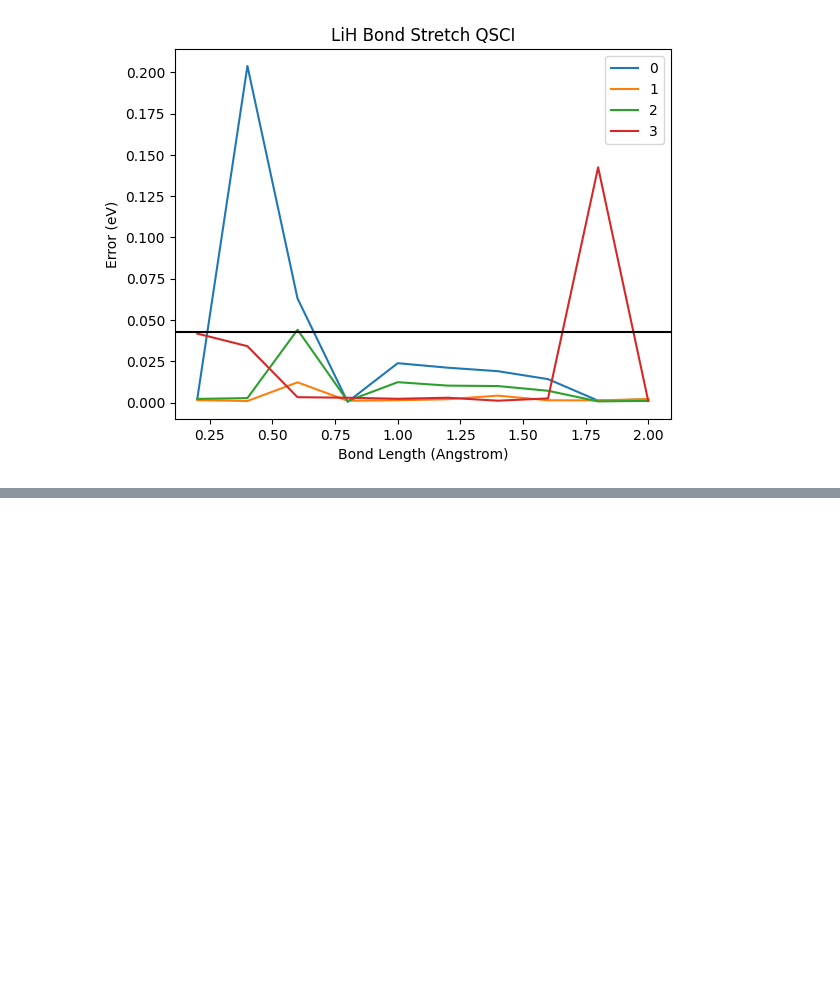
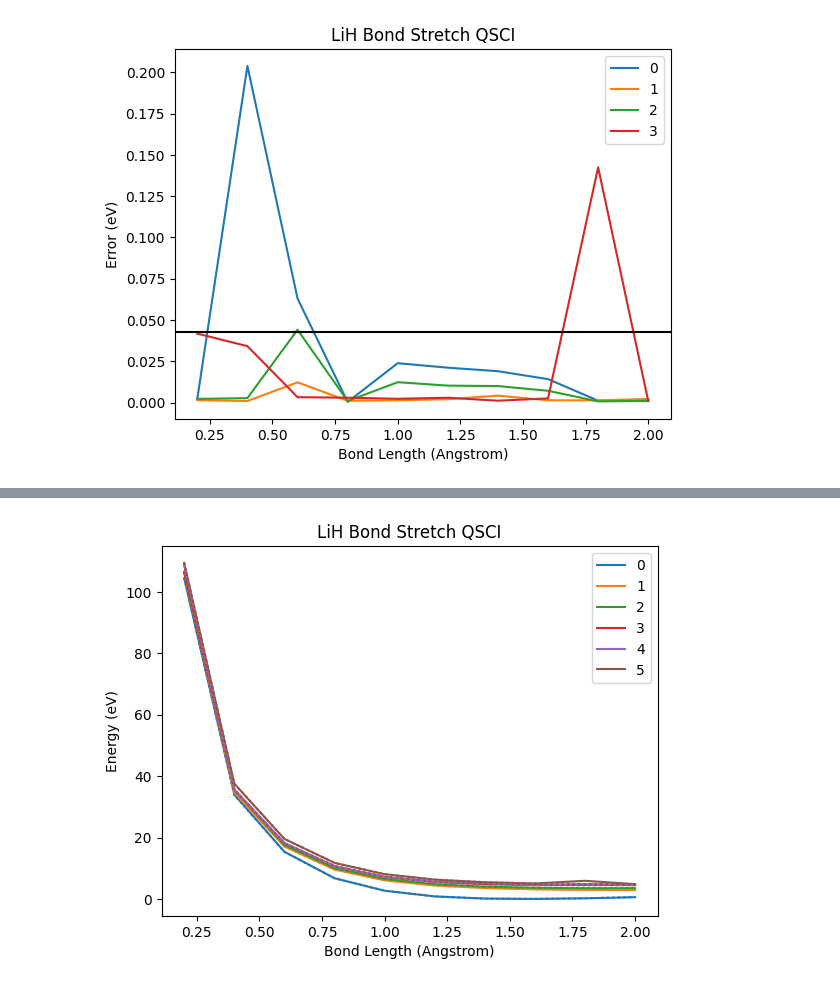
Before and after one commit to Freddie-Burns/qsci, a Jupyter notebook: nb_LiH_stretch_8ef116.ipynb, the cells around one changed output, grey strips where cells are left out. Cells and saved outputs as stored; diff of their text form; code cells hidden in the pictures; blank space fills up the shorter version.

```diff
--- a/nb_LiH_stretch.ipynb
+++ b/nb_LiH_stretch_8ef116.ipynb
@@ -105,0 +118,20 @@ plt.show()
+# %%
+fig3 = plt.figure()
+# for i, state in enumerate(qsci_pes[0]):
+#     plt.plot(bond_lengths, state, label=str(i))
+
+for i, state in enumerate(qsci_stretch[:6]):
+    plt.plot(bond_lengths, qsci_pes[i], label=str(i))
+plt.legend()
+
+# Reset colour cycle so FCI and QSCI colours correspond
+plt.gca().set_prop_cycle(None)
+for i, state in enumerate(fci_pes[:6]):
+    plt.plot(bond_lengths, state, ':', label=str(i))
+
+plt.xlabel('Bond Length (Angstrom)')
+plt.ylabel('Energy (eV)')
+plt.title('LiH Bond Stretch QSCI')
+plt.show()
+# %% [output]
+[figure, added]
```
Also changed, not shown: parts of 4 cells of this notebook, 1 other file.
